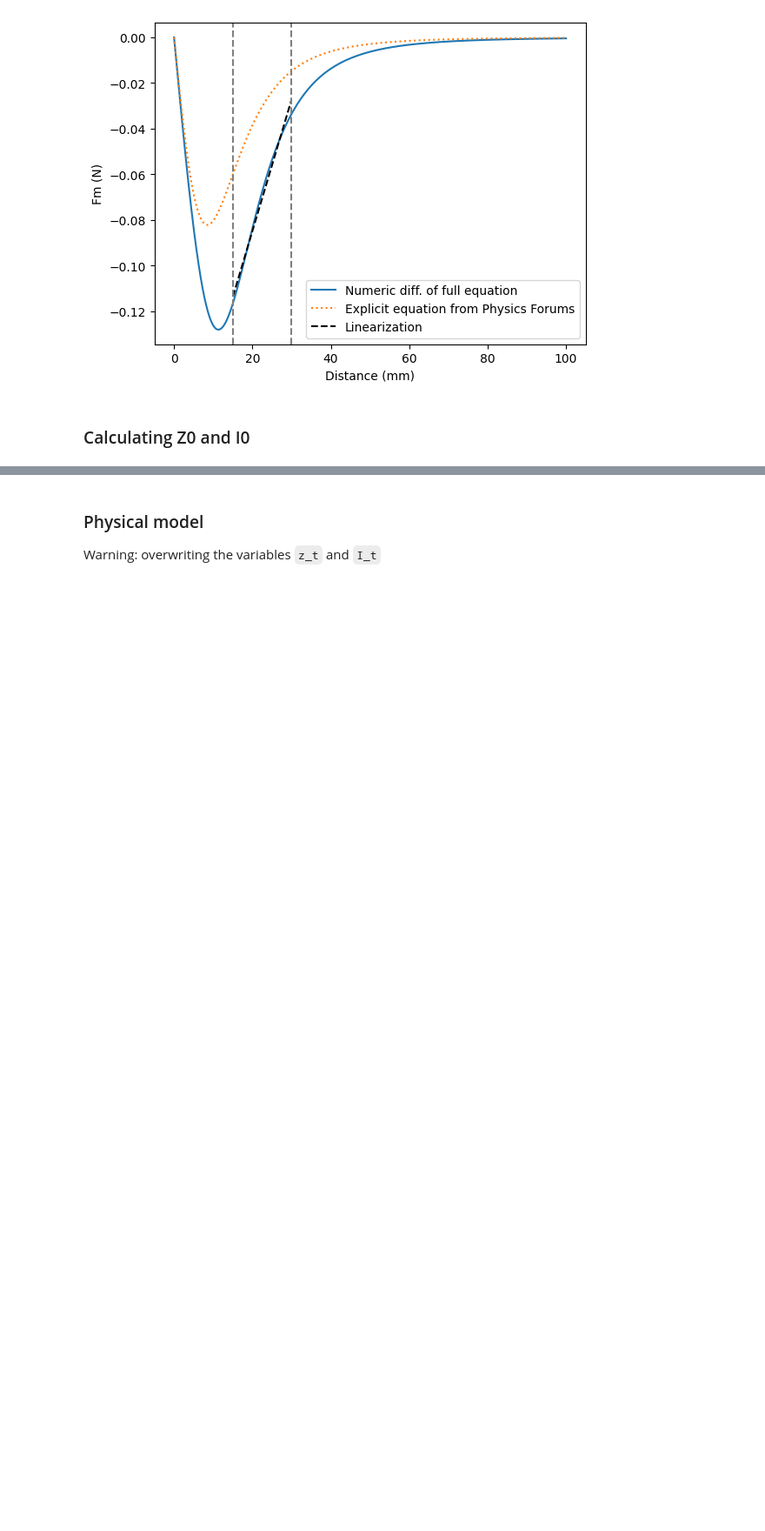
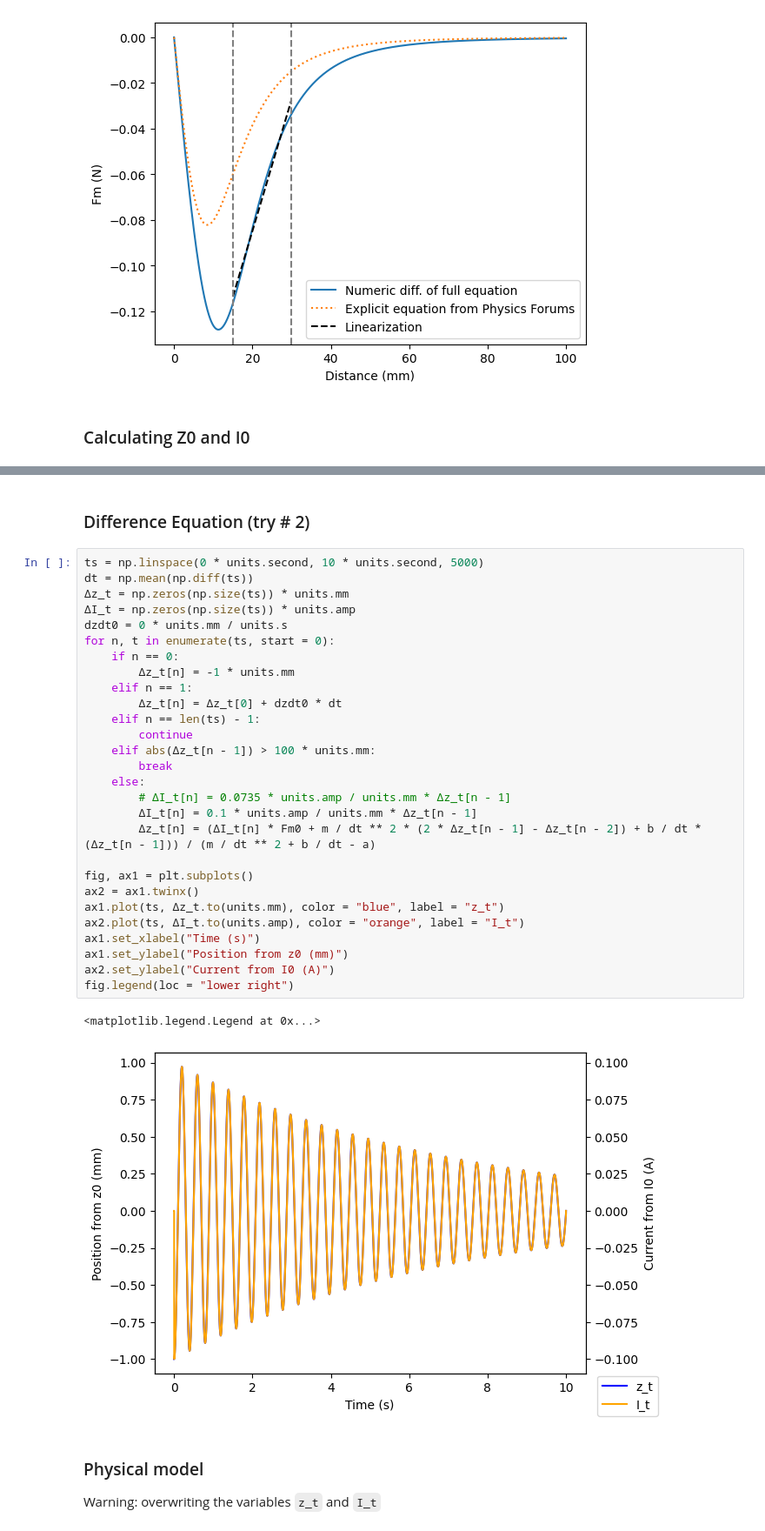
Before and after one commit to JohnnyMaBoi/Magnetic-Levitation, a Jupyter notebook: linearized_model_01.ipynb, the cells around one changed output, grey strips where cells are left out. Shown: that part at 87% size. Saved outputs shown, nothing was run; the diff lists cells and outputs as text; blank space fills up the shorter version.

```diff
--- a/linearized_model_01.ipynb
+++ b/linearized_model_01.ipynb
@@ -153,3 +191,36 @@ fig.legend(loc = "lower right")
+# %% [markdown]
+### Difference Equation (try # 2)
+# %%
+ts = np.linspace(0 * units.second, 10 * units.second, 5000)
+dt = np.mean(np.diff(ts))
+Δz_t = np.zeros(np.size(ts)) * units.mm
+ΔI_t = np.zeros(np.size(ts)) * units.amp
+dzdt0 = 0 * units.mm / units.s
+for n, t in enumerate(ts, start = 0):
+    if n == 0:
+        Δz_t[n] = -1 * units.mm
+    elif n == 1:
+        Δz_t[n] = Δz_t[0] + dzdt0 * dt
+    elif n == len(ts) - 1:
+        continue
+    elif abs(Δz_t[n - 1]) > 100 * units.mm:
+        break
+    else:
+        # ΔI_t[n] = 0.0735 * units.amp / units.mm * Δz_t[n - 1]
+        ΔI_t[n] = 0.1 * units.amp / units.mm * Δz_t[n - 1]
+        Δz_t[n] = (ΔI_t[n] * Fm0 + m / dt ** 2 * (2 * Δz_t[n - 1] - Δz_t[n - 2]) + b / dt * (Δz_t[n - 1])) / (m / dt ** 2 + b / dt - a)
+
+fig, ax1 = plt.subplots()
+ax2 = ax1.twinx()
+ax1.plot(ts, Δz_t.to(units.mm), color = "blue", label = "z_t")
+ax2.plot(ts, ΔI_t.to(units.amp), color = "orange", label = "I_t")
+ax1.set_xlabel("Time (s)")
+ax1.set_ylabel("Position from z0 (mm)")
+ax2.set_ylabel("Current from I0 (A)")
+fig.legend(loc = "lower right")
+# %% [output]
+<matplotlib.legend.Legend at 0x...>
+[figure, added]
 # %% [markdown]
 ### Physical model
 Warning: overwriting the variables `z_t` and `I_t`
```
Also changed, not shown: parts of 10 cells of this notebook, 1 other file.
